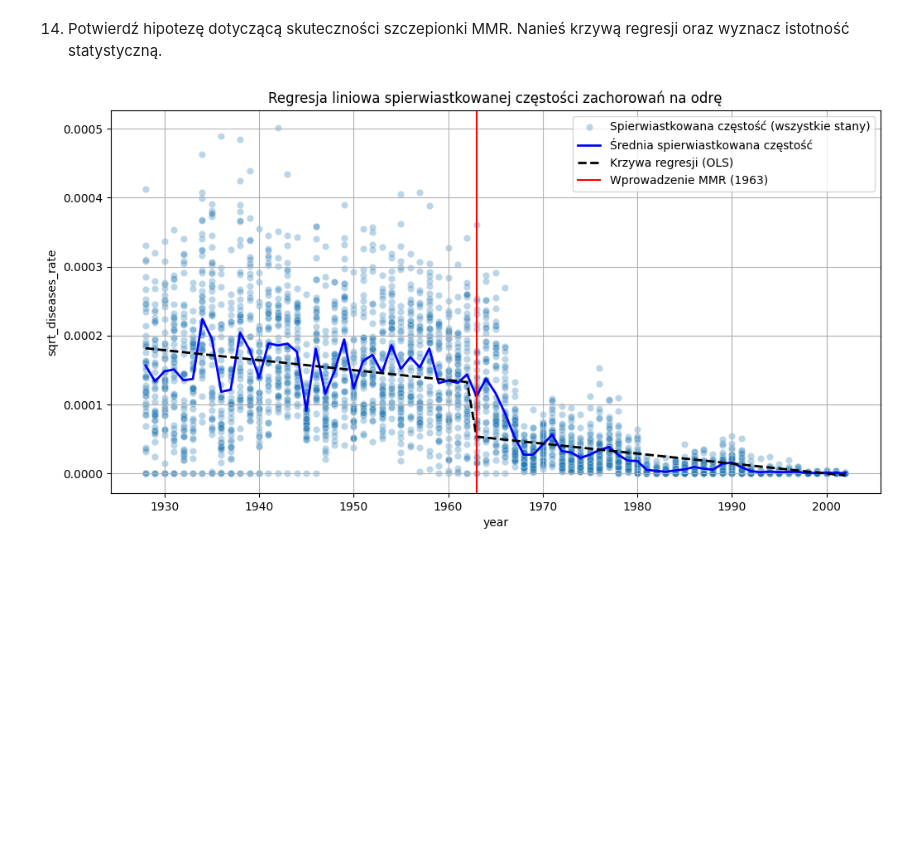
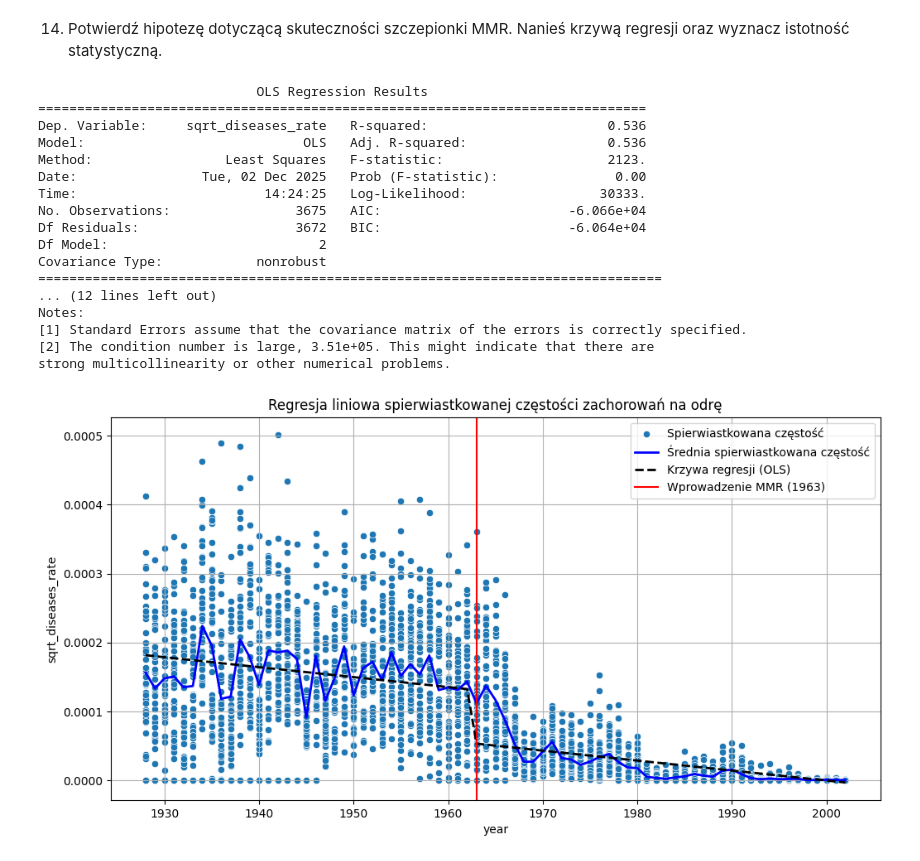
Before and after one commit to Remko23/Data-Science-Club, a Jupyter notebook: MMR/z1.ipynb, the cells around one changed output. Drawn from its saved outputs; the diff is of its cells as text; code cells hidden in the pictures; blank space fills up the shorter version.

```diff
--- a/Z1/z1.ipynb
+++ b/MMR/z1.ipynb
@@ -248,19 +248,38 @@ X = sm.add_constant(X)
 
 model = sm.OLS(Y, X, missing='drop').fit()
 
-# print(model.summary())
-measles_data_2['predicted'] = model.predict(X)
-mean_data = measles_data_2.groupby('year')[['sqrt_diseases_rate', 'predicted']].mean().reset_index()
-
-plt.figure(figsize=(12, 6))
-sns.scatterplot(data=measles_data_2, x='year', y='sqrt_diseases_rate', alpha=0.3, label='Spierwiastkowana częstość (wszystkie stany)')
-sns.lineplot(data=mean_data, x='year', y='sqrt_diseases_rate', color='blue', linewidth=2, label='Średnia spierwiastkowana częstość')
-sns.lineplot(data=mean_data, x='year', y='predicted', color='black', linestyle='--', linewidth=2, label='Krzywa regresji (OLS)')
-plt.axvline(x=mmr_year, color='red', label='Wprowadzenie MMR (1963)')
-
-plt.title('Regresja liniowa spierwiastkowanej częstości zachorowań na odrę')
-plt.legend()
-plt.grid(True)
-plt.show()
+print(model.summary())
 # %% [output]
-[figure, removed]
+                            OLS Regression Results
+==============================================================================
+Dep. Variable:     sqrt_diseases_rate   R-squared:                       0.536
+Model:                            OLS   Adj. R-squared:                  0.536
+Method:                 Least Squares   F-statistic:                     2123.
+Date:                Tue, 02 Dec 2025   Prob (F-statistic):               0.00
+Time:                        14:24:25   Log-Likelihood:                 30333.
+No. Observations:                3675   AIC:                        -6.066e+04
+Df Residuals:                    3672   BIC:                        -6.064e+04
+Df Model:                           2
+Covariance Type:            nonrobust
+================================================================================
+... (12 lines left out)
+Notes:
+[1] Standard Errors assume that the covariance matrix of the errors is correctly specified.
+[2] The condition number is large, 3.51e+05. This might indicate that there are
+strong multicollinearity or other numerical problems.
+# %%
+measles_data_2['predicted'] = model.predict(X)
+mean_data = measles_data_2.groupby('year')[['sqrt_diseases_rate', 'predicted']].mean().reset_index()
+
+plt.figure(figsize=(12, 6))
+sns.scatterplot(data=measles_data_2, x='year', y='sqrt_diseases_rate', label='Spierwiastkowana częstość')
+sns.lineplot(data=mean_data, x='year', y='sqrt_diseases_rate', color='blue', linewidth=2, label='Średnia spierwiastkowana częstość')
+sns.lineplot(data=mean_data, x='year', y='predicted', color='black', linestyle='--', linewidth=2, label='Krzywa regresji (OLS)')
+plt.axvline(x=mmr_year, color='red', label='Wprowadzenie MMR (1963)')
+
+plt.title('Regresja liniowa spierwiastkowanej częstości zachorowań na odrę')
+plt.legend()
+plt.grid(True)
+plt.show()
+# %% [output]
+[figure, added]
```
Also changed, not shown: 5 other files.
